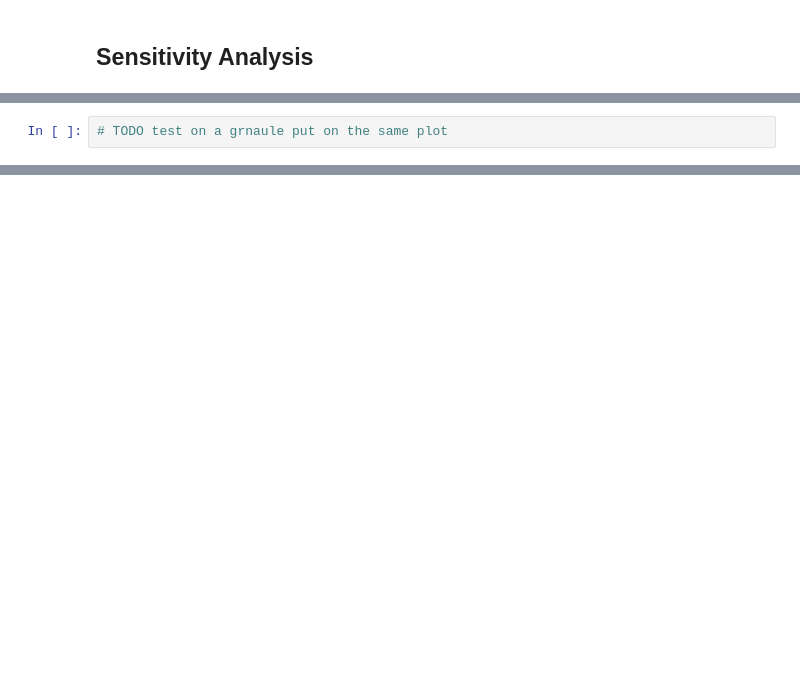
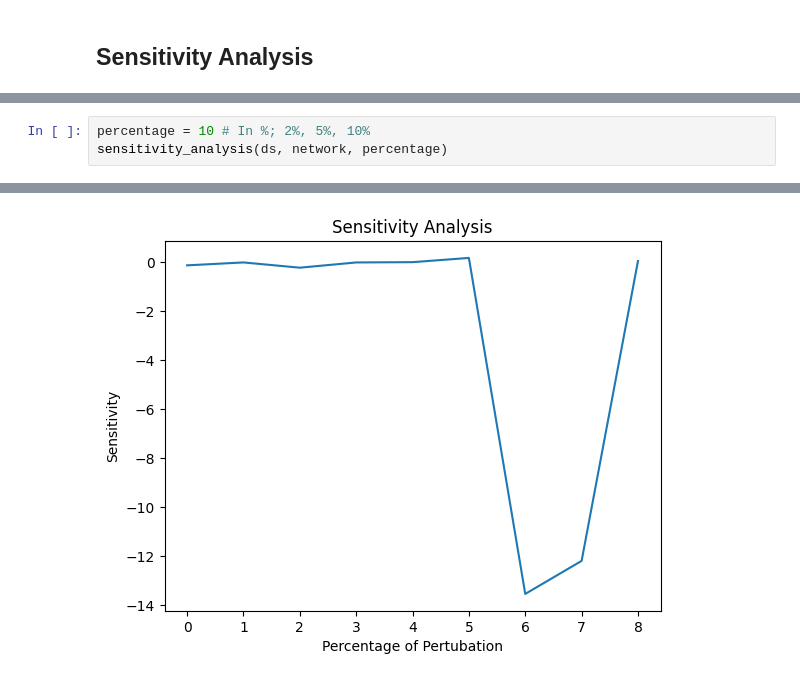
Before and after one commit to mwallace5270/hot-dust, a Jupyter notebook: evaluate.ipynb, the cells around one changed output, grey strips where cells are left out. Cells and saved outputs as stored; diff of their text form; blank space fills up the shorter version.

Commit message:
added 2 more sensitivity analyses

```diff
--- a/evaluate.ipynb
+++ b/evaluate.ipynb
@@ -145,2 +189,4 @@ NameError: name 'network' is not defined
-# %%
-# TODO test on a grnaule put on the same plot
+# %%
+percentage = 10 # In %; 2%, 5%, 10%
+sensitivity_analysis(ds, network, percentage)
+# %% [output]
@@ -146,0 +203 @@ NameError: name 'network' is not defined
+[figure, added]
```
Also changed, not shown: parts of 11 cells of this notebook, 3 other files.
